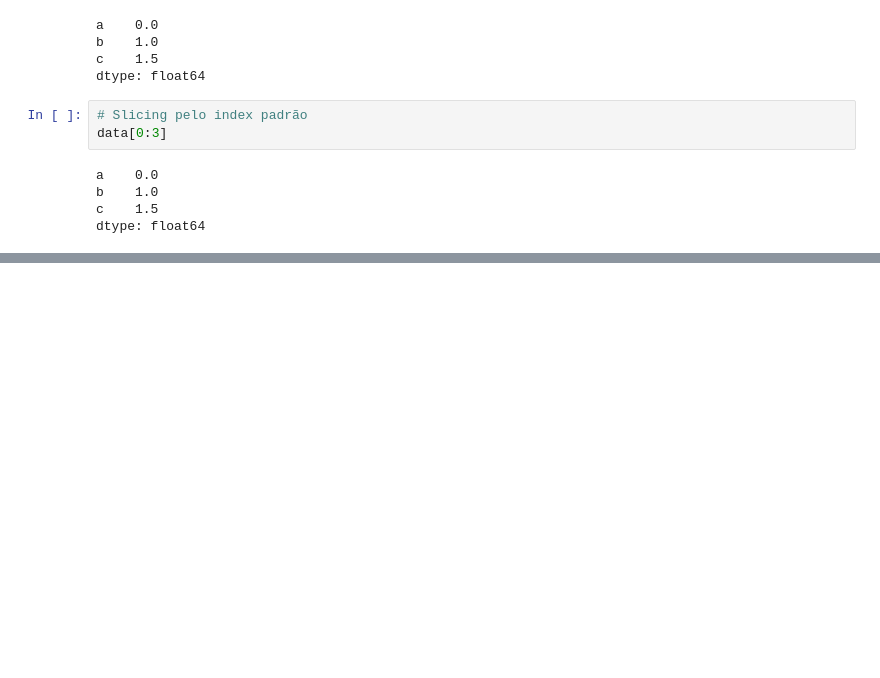
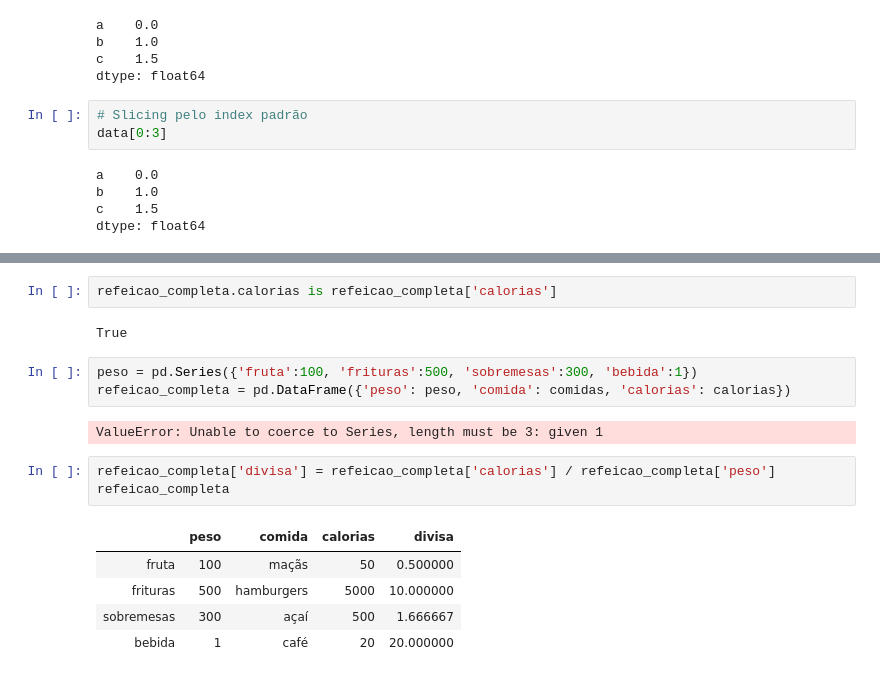
Before and after one commit to MrPinabutter/Projetos, a Jupyter notebook: pandas/Pandas.ipynb, the cells around one changed output, grey strips where cells are left out. Cells and saved outputs as stored; diff of their text form; blank space fills up the shorter version.

```diff
--- a/pandas/Pandas.ipynb
+++ b/pandas/Pandas.ipynb
@@ -291,0 +325,18 @@ dtype: float64
+# %%
+refeicao_completa.calorias is refeicao_completa['calorias']
+# %% [output]
+True
+# %%
+peso = pd.Series({'fruta':100, 'frituras':500, 'sobremesas':300, 'bebida':1})
+refeicao_completa = pd.DataFrame({'peso': peso, 'comida': comidas, 'calorias': calorias})
+# %% [output]
+ValueError: Unable to coerce to Series, length must be 3: given 1
+# %%
+refeicao_completa['divisa'] = refeicao_completa['calorias'] / refeicao_completa['peso']
+refeicao_completa
+# %% [output]
+|  | peso | comida | calorias | divisa |
+| fruta | 100 | maçãs | 50 | 0.500000 |
+| frituras | 500 | hamburgers | 5000 | 10.000000 |
+| sobremesas | 300 | açaí | 500 | 1.666667 |
+| bebida | 1 | café | 20 | 20.000000 |
```
Also changed, not shown: parts of 19 cells of this notebook.
